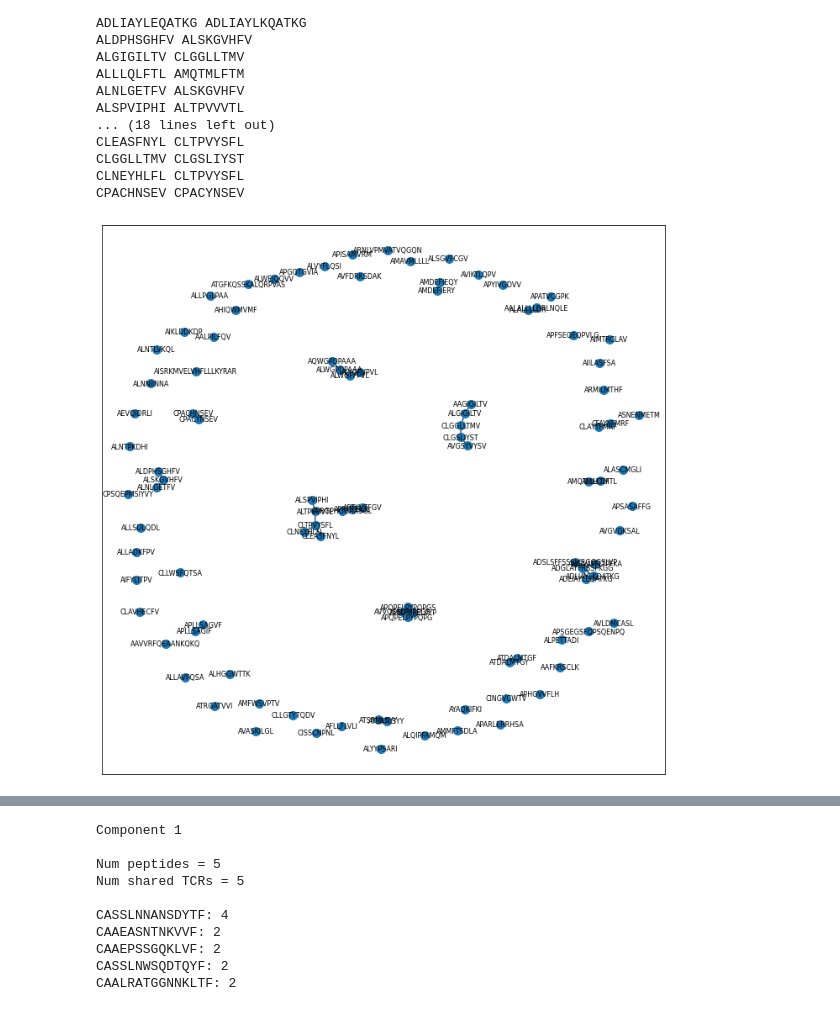
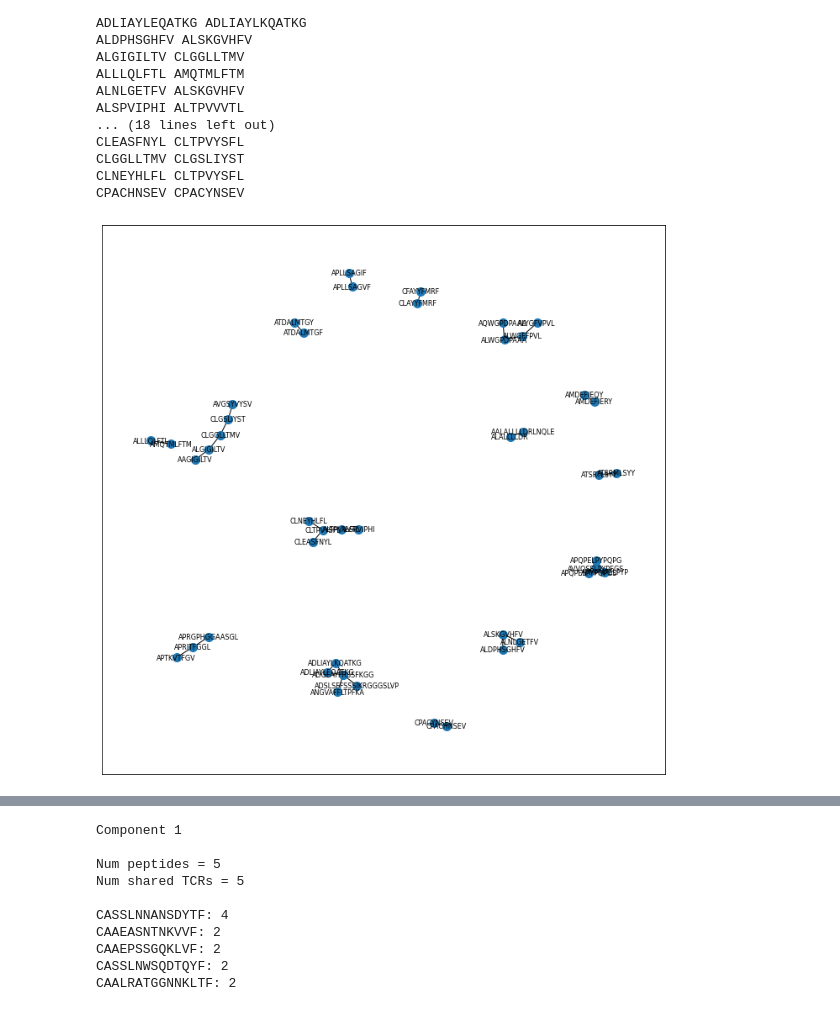
Before and after one commit to swansonk14/tcr-bert, a Jupyter notebook: jupyter/peptide_similarity.ipynb, the cells around one changed output, grey strips where cells are left out. Cells and saved outputs as stored; diff of their text form; code cells hidden in the pictures.

```diff
--- a/jupyter/peptide_similarity.ipynb
+++ b/jupyter/peptide_similarity.ipynb
@@ -20,0 +39,4 @@ data.head()
+# %%
+data = pd.read_csv(metadata['path'], sep=metadata['sep'])
+data = clean_data(data, tcr_col=metadata['tcr_col'], pep_col=metadata['pep_col'])
+data.head()
@@ -21,5 +52,5 @@ data.head()
 # %%
-peptides = sorted(data['Epitope'].unique())
+peptides = sorted(data[metadata['pep_col']].unique())
 print(f'Num unique peptides = {len(peptides):,}')
 # %% [output]
 Num unique peptides = 1,150
@@ -32,7 +63,7 @@ Num unique TCRs = 65,645
 peptide_to_tcr = defaultdict(set)
 tcr_to_peptide = defaultdict(set)
 
-for peptide, tcr in zip(data['Epitope'], data['CDR3']):
+for peptide, tcr in zip(data[metadata['pep_col']], data[metadata['tcr_col']]):
     peptide_to_tcr[peptide].add(tcr)
     tcr_to_peptide[tcr].add(peptide)
 # %%
@@ -162,8 +176,12 @@ graph = nx.Graph()
 graph.add_nodes_from(peptides[:num_peptides])
 for i, j in zip(I, J):
     graph.add_edge(peptides[i], peptides[j])
+# %%
+components = [sorted(component) for component in sorted(nx.connected_components(graph), key=len, reverse=True) if len(component) > 1]
+connected_peptides = [peptide for component in components for peptide in component]
+connnected_graph = graph.subgraph(connected_peptides)
 # %%
 plt.figure(figsize=(12,12))
-nx.draw_networkx(graph, node_size=100, font_size=8)
+nx.draw_networkx(connnected_graph, node_size=100, font_size=8)
 # %% [output]
-[figure, old version]
+[figure, new version]
```
Also changed, not shown: parts of 10 cells of this notebook.
